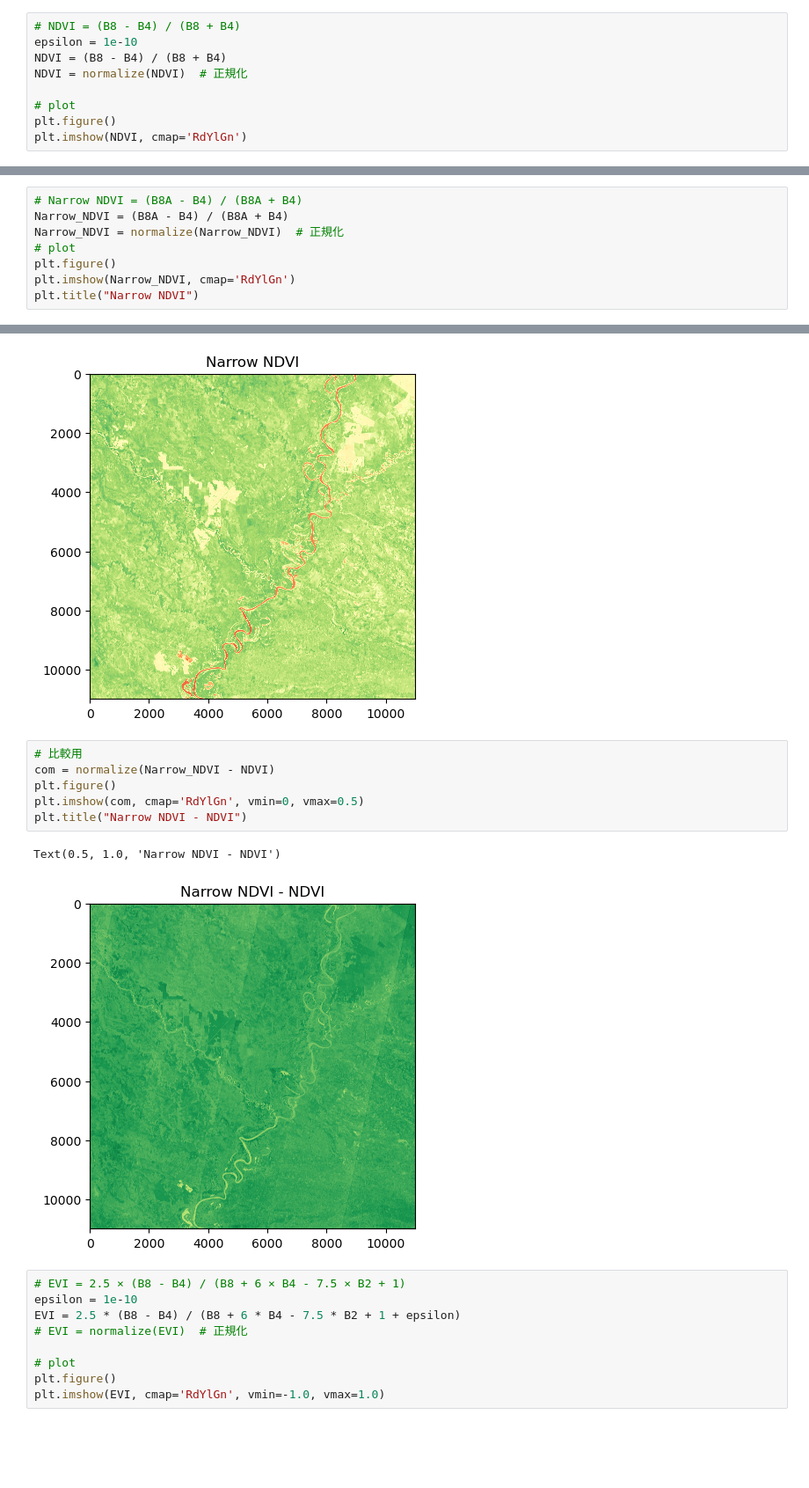
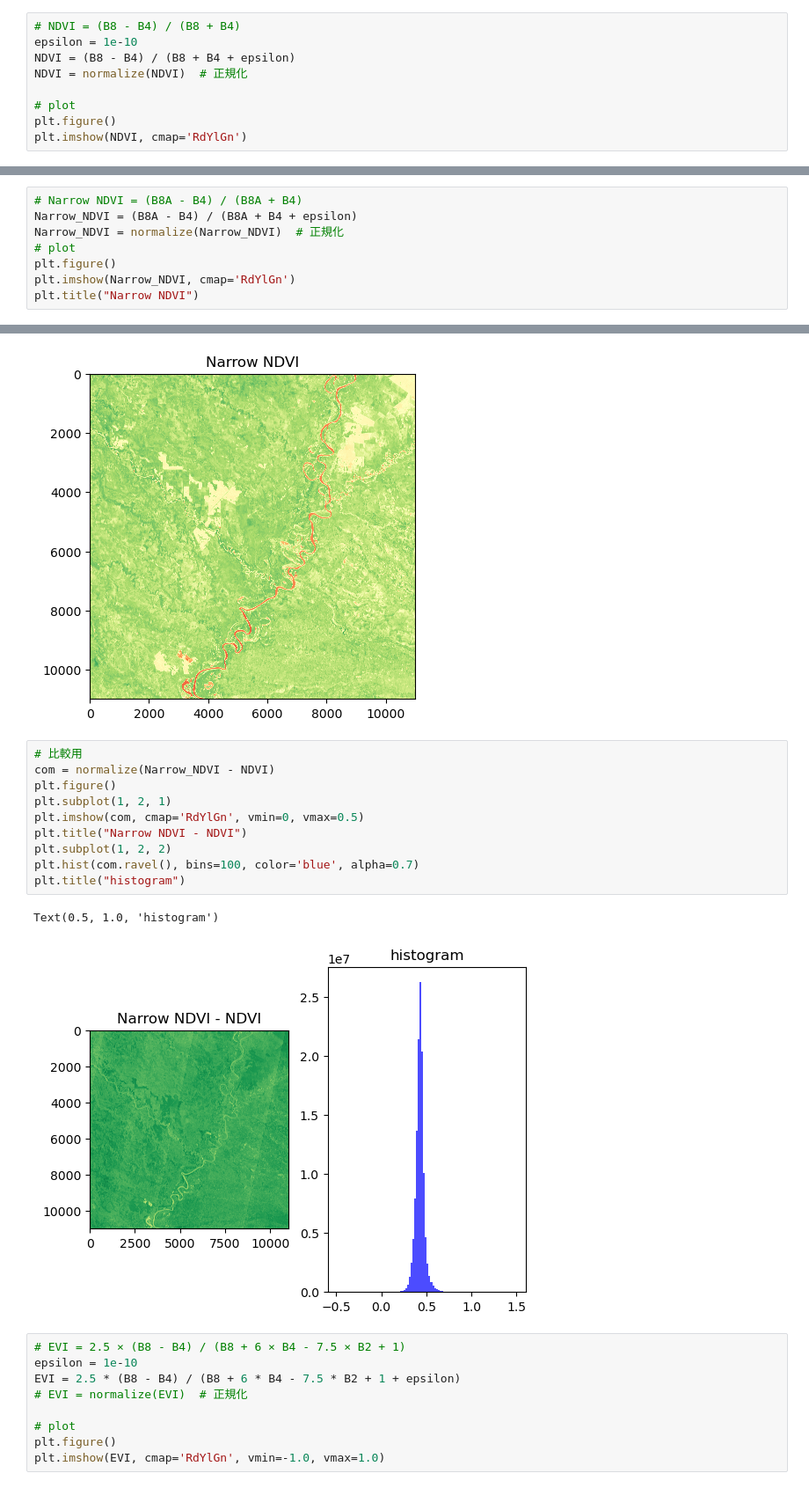
Before and after one commit to tobuhei/Trial-SITS, a Jupyter notebook: src/index_analysis.ipynb, the cells around one changed output, grey strips where cells are left out. Shown at 88% size. Saved outputs shown, nothing was run; the diff lists cells and outputs as text; blank space fills up the shorter version.

```diff
--- a/src/index_analysis.ipynb
+++ b/src/index_analysis.ipynb
@@ -86,7 +86,7 @@ def normalize(array):
 # %%
 # NDVI = (B8 - B4) / (B8 + B4)
 epsilon = 1e-10
-NDVI = (B8 - B4) / (B8 + B4)
+NDVI = (B8 - B4) / (B8 + B4 + epsilon)
 NDVI = normalize(NDVI)  # 正規化
 
 # plot
@@ -97,7 +97,7 @@ plt.imshow(NDVI, cmap='RdYlGn')
 [figure]
 # %%
 # Narrow NDVI = (B8A - B4) / (B8A + B4)
-Narrow_NDVI = (B8A - B4) / (B8A + B4)
+Narrow_NDVI = (B8A - B4) / (B8A + B4 + epsilon)
 Narrow_NDVI = normalize(Narrow_NDVI)  # 正規化
 # plot
 plt.figure()
@@ -109,12 +109,16 @@ Text(0.5, 1.0, 'Narrow NDVI')
 # %%
 # 比較用
 com = normalize(Narrow_NDVI - NDVI)
 plt.figure()
+plt.subplot(1, 2, 1)
 plt.imshow(com, cmap='RdYlGn', vmin=0, vmax=0.5)
 plt.title("Narrow NDVI - NDVI")
+plt.subplot(1, 2, 2)
+plt.hist(com.ravel(), bins=100, color='blue', alpha=0.7)
+plt.title("histogram")
 # %% [output]
-Text(0.5, 1.0, 'Narrow NDVI - NDVI')
+Text(0.5, 1.0, 'histogram')
-[figure, old version]
+[figure, new version]
 # %%
 # EVI = 2.5 × (B8 - B4) / (B8 + 6 × B4 - 7.5 × B2 + 1)
 epsilon = 1e-10
```
Also changed, not shown: parts of 1 cell of this notebook, 1 other file.
